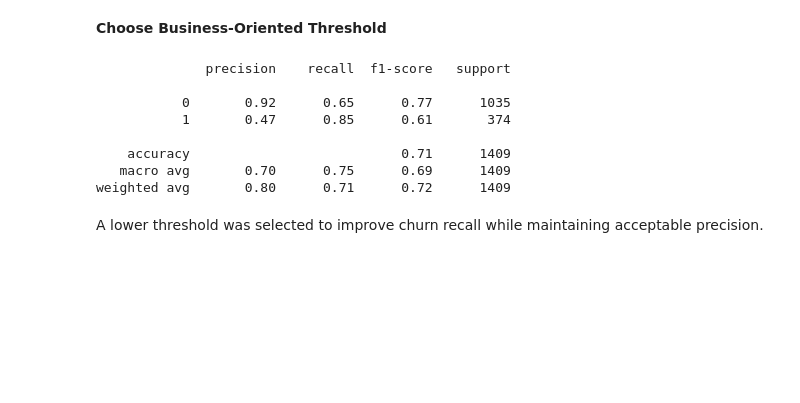
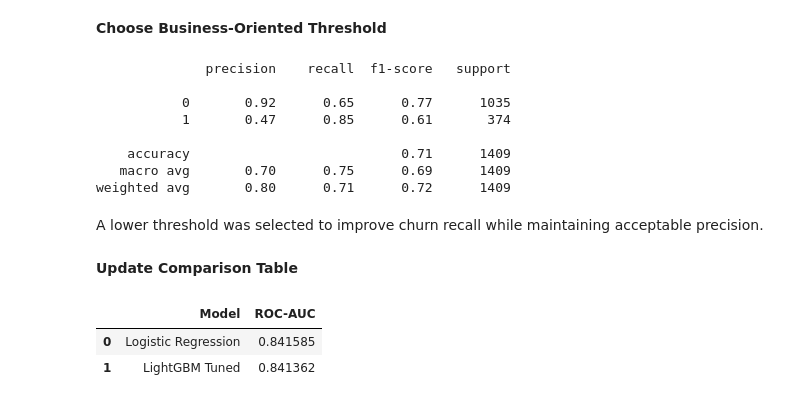
Before and after one commit to suparna-500/CustomerShield, a Jupyter notebook: notebook/CustomerShield.ipynb, the cells around one changed output. Drawn from its saved outputs; the diff is of its cells as text; code cells hidden in the pictures; blank space fills up the shorter version.

Commit message:
Update model comparison after hyperparameter tuning

```diff
--- a/notebook/CustomerShield.ipynb
+++ b/notebook/CustomerShield.ipynb
@@ -558,3 +558,19 @@ print(classification_report(y_test, y_pred_custom))
 weighted avg       0.80      0.71      0.72      1409
 # %% [markdown]
 A lower threshold was selected to improve churn recall while maintaining acceptable precision.
+# %% [markdown]
+**Update Comparison Table**
+# %%
+comparison = pd.DataFrame({
+    "Model": ["Logistic Regression", "LightGBM Tuned"],
+    "ROC-AUC": [
+        roc_auc_score(y_test, model.predict_proba(X_test_scaled)[:,1]),
+        roc_auc_score(y_test, y_prob_best)
+    ]
+})
+
+comparison
+# %% [output]
+|  | Model | ROC-AUC |
+| 0 | Logistic Regression | 0.841585 |
+| 1 | LightGBM Tuned | 0.841362 |
```
